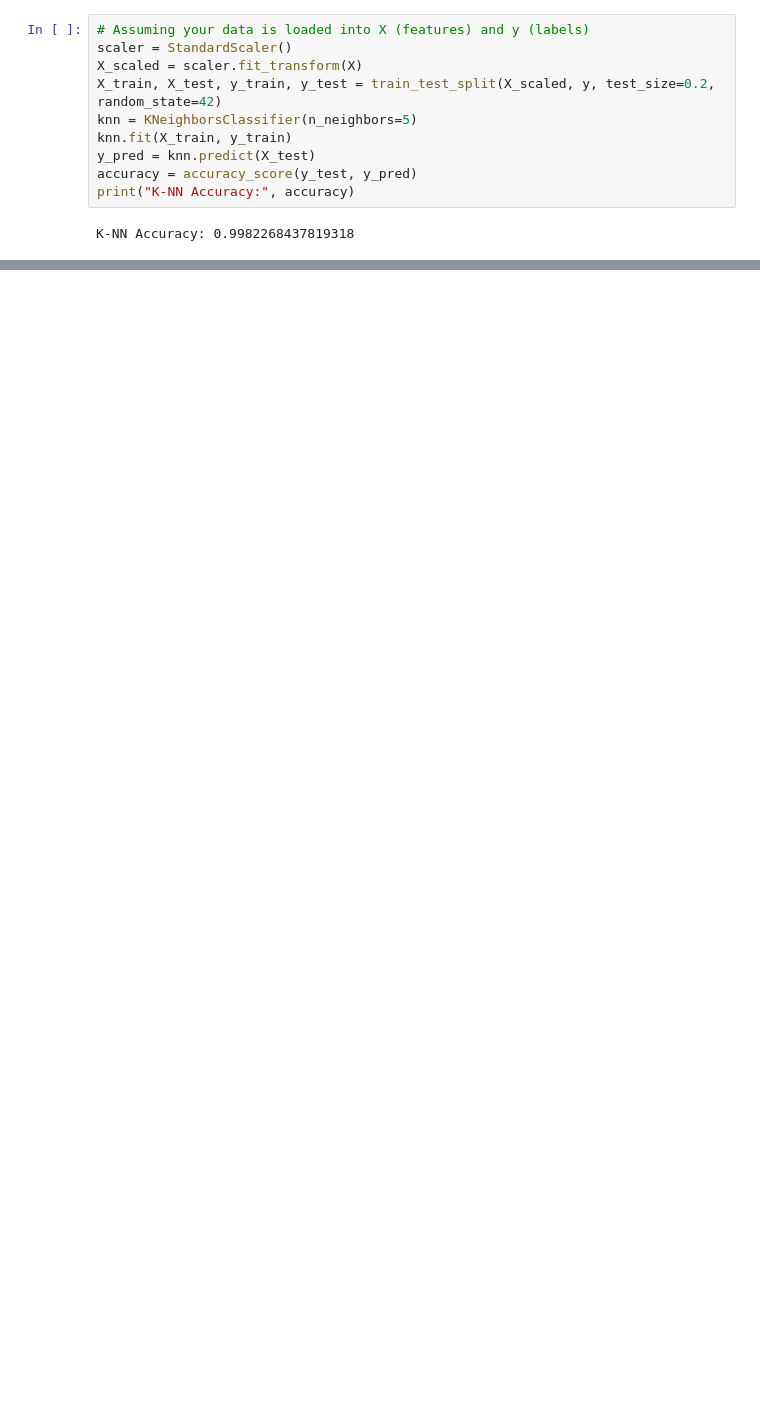
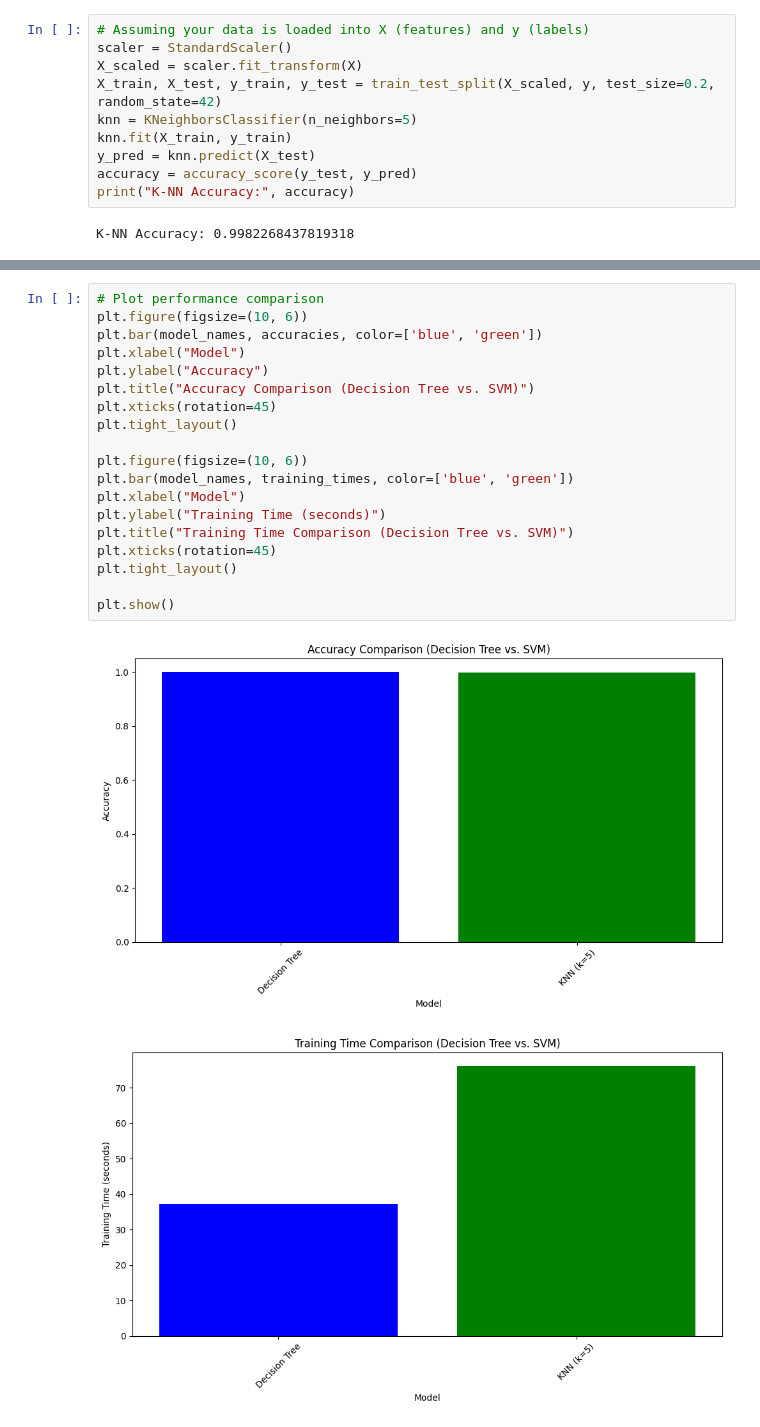
Before and after one commit to B4rross/IA, a Jupyter notebook: proj.ipynb, the cells around one changed output, grey strips where cells are left out. Saved outputs shown, nothing was run; the diff lists cells and outputs as text; blank space fills up the shorter version.

```diff
--- a/proj.ipynb
+++ b/proj.ipynb
@@ -114,0 +219,22 @@ print("SVM Accuracy:", accuracy)
+# %%
+# Plot performance comparison
+plt.figure(figsize=(10, 6))
+plt.bar(model_names, accuracies, color=['blue', 'green'])
+plt.xlabel("Model")
+plt.ylabel("Accuracy")
+plt.title("Accuracy Comparison (Decision Tree vs. SVM)")
+plt.xticks(rotation=45)
+plt.tight_layout()
+
+plt.figure(figsize=(10, 6))
+plt.bar(model_names, training_times, color=['blue', 'green'])
+plt.xlabel("Model")
+plt.ylabel("Training Time (seconds)")
+plt.title("Training Time Comparison (Decision Tree vs. SVM)")
+plt.xticks(rotation=45)
+plt.tight_layout()
+
+plt.show()
+# %% [output]
+[figure, added]
+[figure, added]
```
Also changed, not shown: parts of 4 cells of this notebook, 1 other file.
